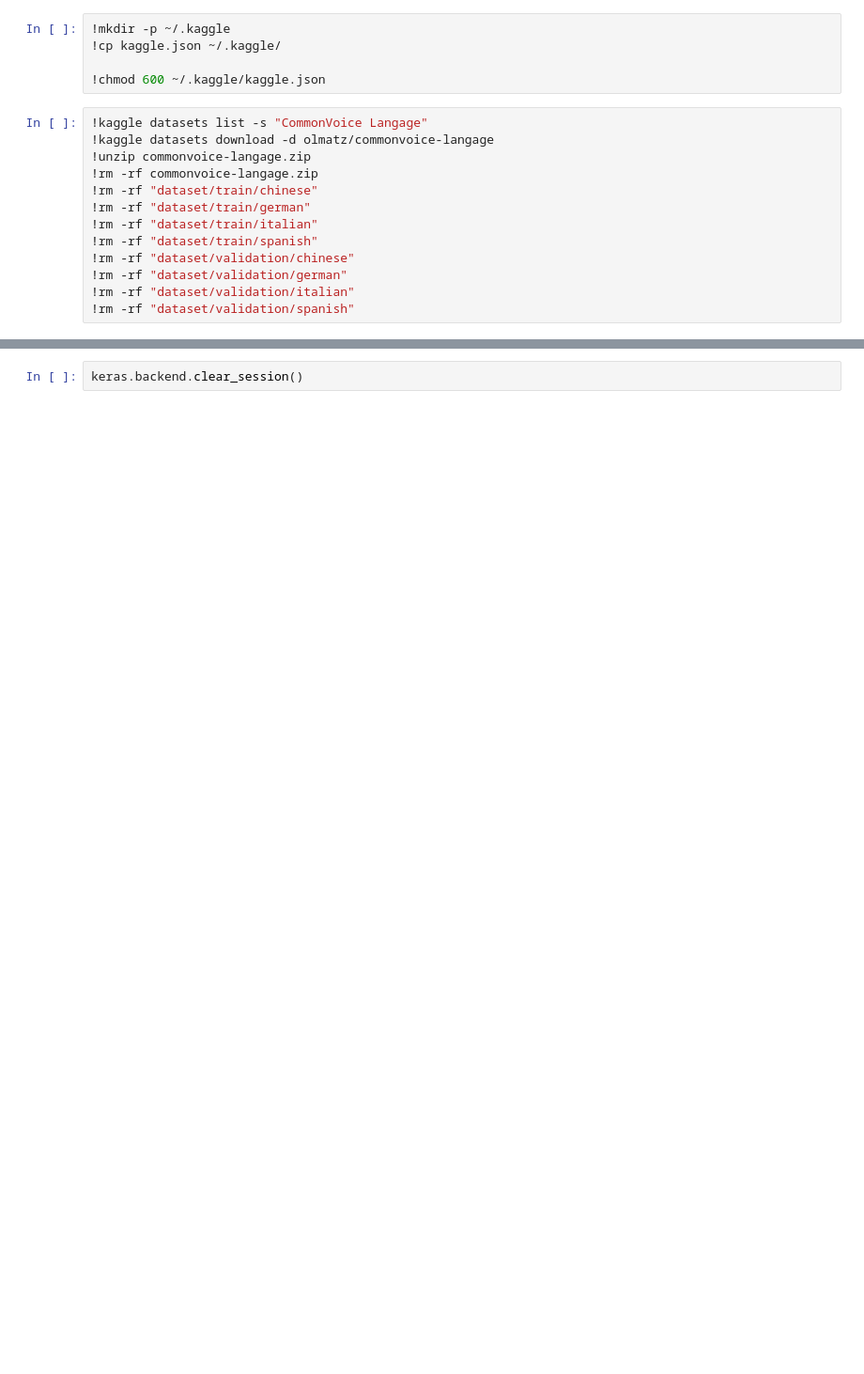
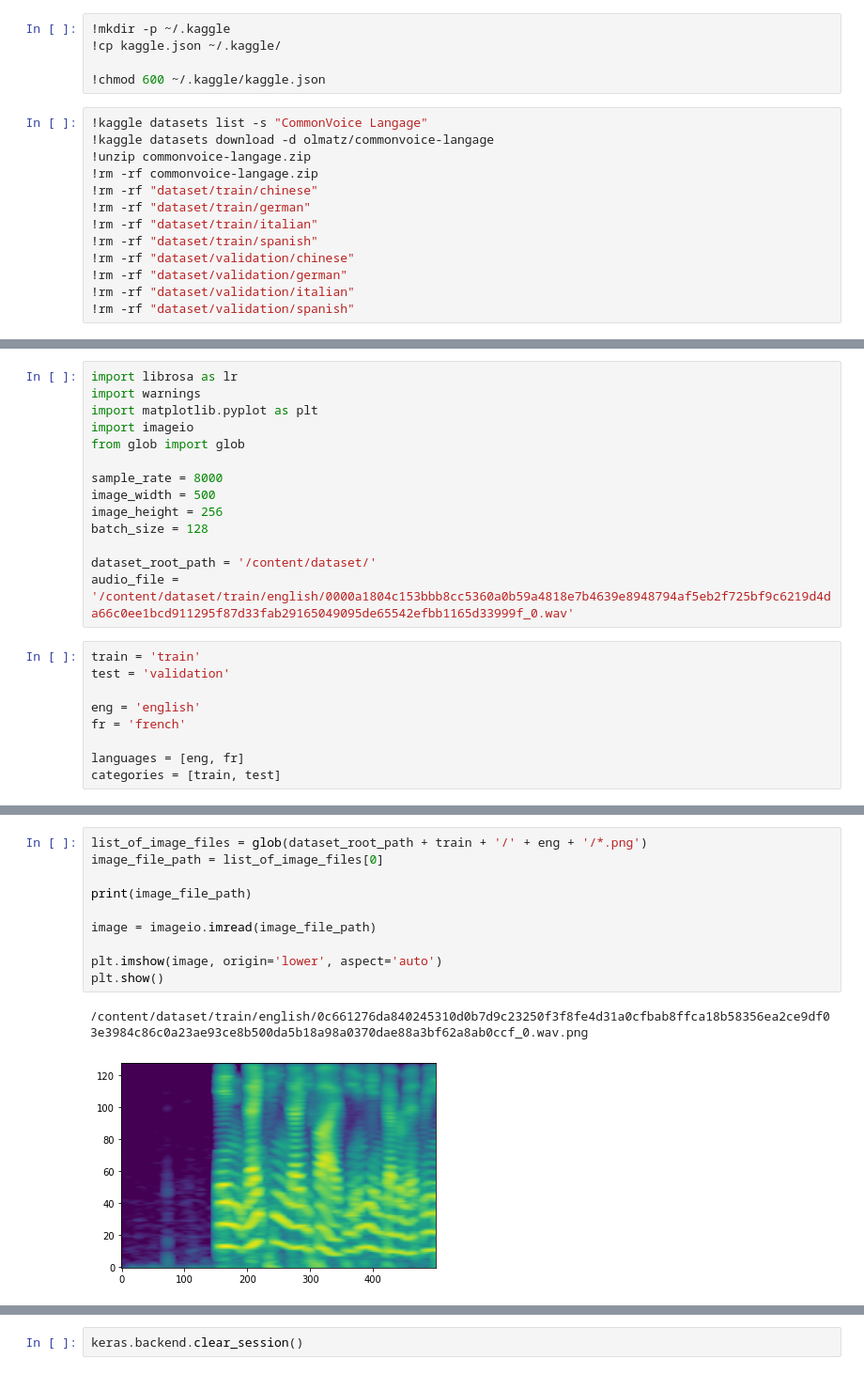
Before and after one commit to algosup/2022-Project-Artificial-Intelligence-Group-D, a Jupyter notebook: notebook.ipynb, the cells around one changed output, grey strips where cells are left out. Shown at 94% size. Saved outputs shown, nothing was run; the diff lists cells and outputs as text; blank space fills up the shorter version.

```diff
--- a/notebook.ipynb
+++ b/notebook.ipynb
@@ -106,0 +63,23 @@ for images, labels in train_ds.take(1):
+# %%
+import librosa as lr
+import warnings
+import matplotlib.pyplot as plt
+import imageio
+from glob import glob
+
+sample_rate = 8000
+image_width = 500
+image_height = 256
+batch_size = 128
+
+dataset_root_path = '/content/dataset/'
+audio_file = '/content/dataset/train/english/0000a1804c153bbb8cc5360a0b59a4818e7b4639e8948794af5eb2f725bf9c6219d4da66c0ee1bcd911295f87d33fab29165049095de65542efbb1165d33999f_0.wav'
+# %%
+train = 'train'
+test = 'validation'
+
+eng = 'english'
+fr = 'french'
+
+languages = [eng, fr]
+categories = [train, test]
@@ -106,0 +162,13 @@ for images, labels in train_ds.take(1):
+# %%
+list_of_image_files = glob(dataset_root_path + train + '/' + eng + '/*.png')
+image_file_path = list_of_image_files[0]
+
+print(image_file_path)
+
+image = imageio.imread(image_file_path)
+
+plt.imshow(image, origin='lower', aspect='auto')
+plt.show()
+# %% [output]
+/content/dataset/train/english/0c661276da840245310d0b7d9c23250f3f8fe4d31a0cfbab8ffca18b58356ea2ce9df03e3984c86c0a23ae93ce8b500da5b18a98a0370dae88a3bf62a8ab0ccf_0.wav.png
+[figure, added]
```
Also changed, not shown: parts of 56 cells of this notebook.
